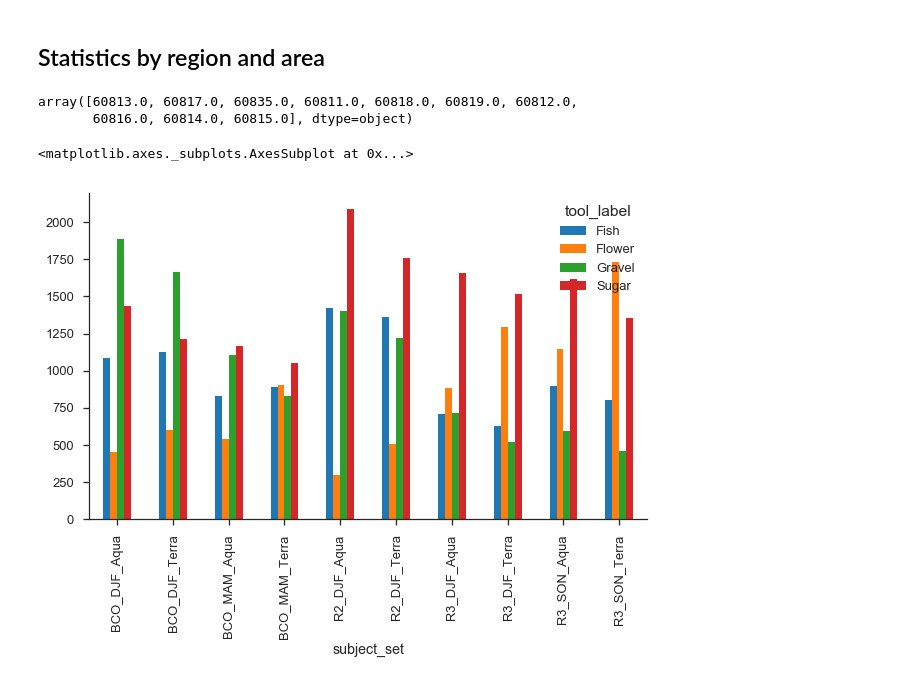
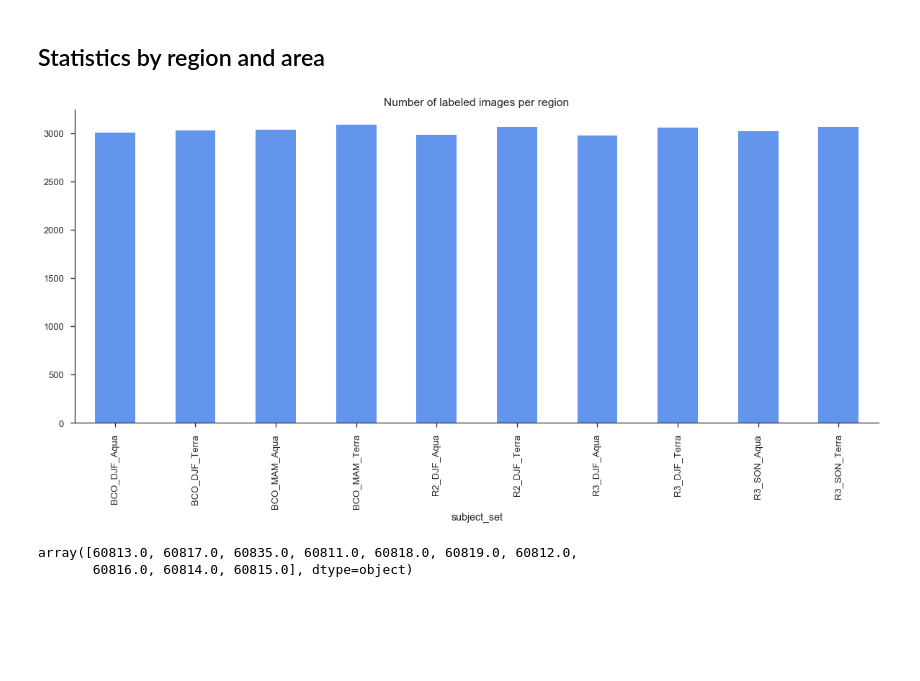
Before and after one commit to raspstephan/sugar-flower-fish-or-gravel, a Jupyter notebook: notebooks/basic-analysis.ipynb, the cells around one changed output. Saved outputs shown, nothing was run; the diff lists cells and outputs as text; code cells hidden in the pictures; blank space fills up the shorter version.

```diff
--- a/notebooks/basic-analysis.ipynb
+++ b/notebooks/basic-analysis.ipynb
@@ -12,8 +12,7 @@ from pyclouds.helpers import *
 from pyclouds.zooniverse import *
 from pyclouds.load_config import load_configuration
 %matplotlib inline
-sns.set_style('darkgrid')
-plt.rcParams['figure.figsize'] = [10, 6]
+
 plt.rc("axes.spines", top=False, right=False)
 sns.set_context('talk')
 sns.set_style('ticks')
@@ -42,5 +43,11 @@ Wall time: 1min 39s
 annos_prac.to_csv('/local/tmp/annos_prac.csv')
 annos_full.to_csv('/local/tmp/annos_full.csv')
+# %%
+# Load files
+clas_prac = pd.read_csv('/local/tmp/clas_prac.csv', index_col=0)
+clas_full = pd.read_csv('/local/tmp/clas_full.csv', index_col=0)
+annos_prac = pd.read_csv('/local/tmp/annos_prac.csv', index_col=0)
+annos_full = pd.read_csv('/local/tmp/annos_full.csv', index_col=0)
 # %% [markdown]
 ## Basic statistics
 # %% [markdown]
@@ -203,13 +210,16 @@ MPI is significantly more skewed. Was there a difference in explanation?
 # %%
 #EXPORT
 annos_full['subject_set'] = annos_full.subject_set_id.apply(lambda s: subj_id2name[s])
+# %%
+fig, ax = plt.subplots(figsize=(20, 8))
+clas_full.groupby('subject_set').size().plot(kind='bar', color='cornflowerblue', ax=ax)
+plt.title('Number of labeled images per region');
+# %% [output]
+[figure, added]
 # %%
 annos_full.subject_set_id.unique()
 # %% [output]
 array([60813.0, 60817.0, 60835.0, 60811.0, 60818.0, 60819.0, 60812.0,
        60816.0, 60814.0, 60815.0], dtype=object)
 # %%
-annos_full.groupby(['subject_set', 'tool_label']).size().unstack('tool_label').plot(kind='bar')
+tmp = annos_full.groupby(['subject_set', 'tool_label']).size()
-# %% [output]
-<matplotlib.axes._subplots.AxesSubplot at 0x...>
-[figure, removed]
```
Also changed, not shown: parts of 8 cells of this notebook, 5 other files.
